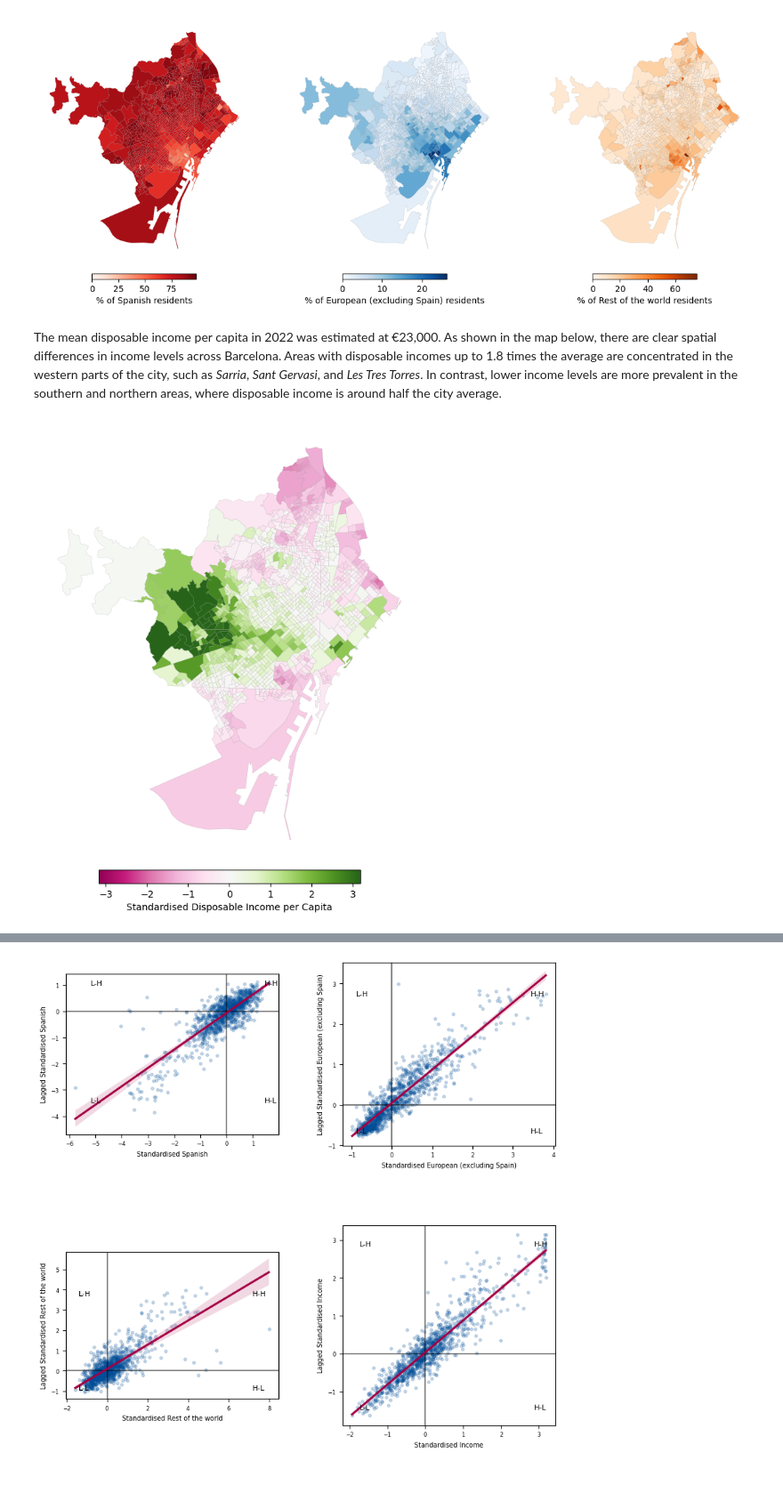
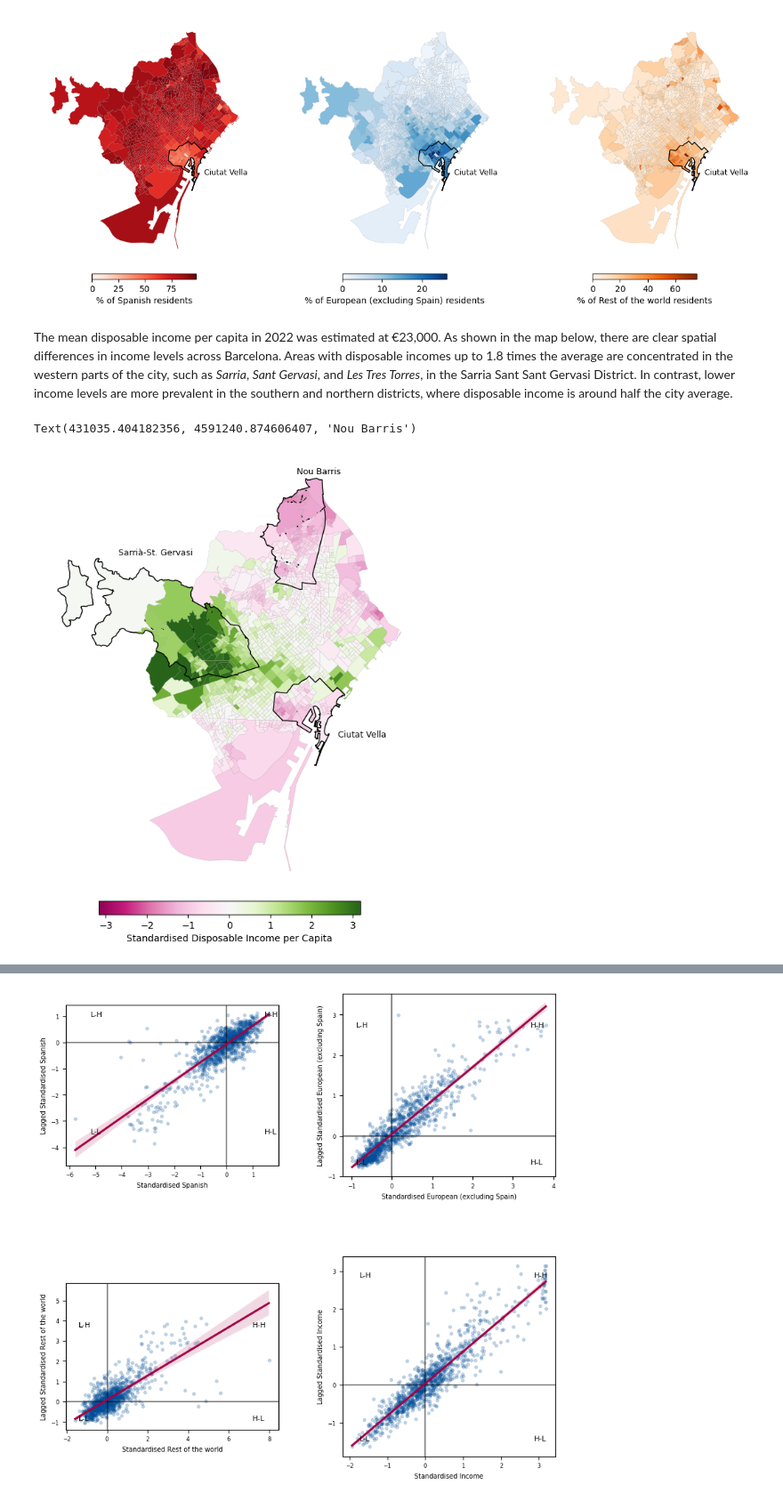
Before and after one commit to sds4sg/spatial-data-science-in-python-juanfonsecaLS1, a Jupyter notebook: 99_assignment/assignment.ipynb, the cells around one changed output, grey strips where cells are left out. Shown at 89% size. Drawn from its saved outputs; the diff is of its cells as text; code cells hidden in the pictures.

```diff
--- a/99_assignment/assignment.ipynb
+++ b/99_assignment/assignment.ipynb
@@ -140,6 +151,7 @@ join_bcn = join_bcn.merge(
         [
             "code_sec",
             "Nom_Barri",
+            "Nom_Districte",
             "Import_Euros",
             "Income_std",
         ]
@@ -150,6 +162,19 @@ join_bcn = join_bcn.merge(
 
 # Merge nationality proportions and set census section as index for easier spatial operations
 join_bcn = join_bcn.merge(agg_nationality, on="code_sec", how="left").set_index("code_sec")
+
+# For visualisation, extract centroids of neighbourhoods for annotation on maps
+# Extract old city centre (Ciutat Vella) centroid
+ciutat_vella_bounds = join_bcn[join_bcn["Nom_Districte"] == "Ciutat Vella"].dissolve("Nom_Districte").boundary
+ciutat_vella_centroid = ciutat_vella_bounds.centroid.iloc[0]
+
+# Extract Sarrià-St. Gervasi centroid
+sarria_bounds = join_bcn[join_bcn["Nom_Districte"] == "Sarrià-St. Gervasi"].dissolve("Nom_Districte").boundary
+sarria_centroid = sarria_bounds.centroid.iloc[0]
+
+# Extracting Nou Barris centroid for reference
+nou_barris_bounds = join_bcn[join_bcn["Nom_Districte"] == "Nou Barris"].dissolve("Nom_Districte").boundary
+nou_barris_centroid = nou_barris_bounds.centroid.iloc[0]
 # %% [markdown]
 Among the three main nationality categories, Spanish nationals form the majority across the city, followed by nationals from non-European countries, and then European nationals, representing 78%, 16%, and 6% of the total population, respectively. A very small portion of the population did not report their nationality (less than 0.5%); this category was excluded from further analysis.
 
@@ -183,29 +208,46 @@ for ax, nationality in zip(axes.flatten(), nationalities):
         },
     )
     ax.set_axis_off()  # Hide axis for cleaner map presentation
+
+    # adding the boundary of the old city centre (Ciutat Vella) for reference and annotation with name
+    ciutat_vella_bounds.plot(ax=ax, edgecolor="black", linewidth=1)
+    ax.text(ciutat_vella_centroid.x+ 1000, ciutat_vella_centroid.y - 800, s="Ciutat Vella", fontsize=9)
 # %% [output]
-[figure, old version]
+[figure, new version]
 # %% [markdown]
-The mean disposable income per capita in 2022 was estimated at €23,000. As shown in the map below, there are clear spatial differences in income levels across Barcelona. Areas with disposable incomes up to 1.8 times the average are concentrated in the western parts of the city, such as *Sarria*, *Sant Gervasi*, and *Les Tres Torres*. In contrast, lower income levels are more prevalent in the southern and northern areas, where disposable income is around half the city average.
+The mean disposable income per capita in 2022 was estimated at €23,000. As shown in the map below, there are clear spatial differences in income levels across Barcelona. Areas with disposable incomes up to 1.8 times the average are concentrated in the western parts of the city, such as *Sarria*, *Sant Gervasi*, and *Les Tres Torres*, in the Sarria Sant Sant Gervasi District. In contrast, lower income levels are more prevalent in the southern and northern districts, where disposable income is around half the city average.
 # %%
 # Visualising the spatial distribution of disposable income ratio
 fig, ax = plt.subplots(1, 1, figsize=(10, 10))
 join_bcn.plot(
     column="Income_std",
     ax=ax,
     cmap="PiYG",
     edgecolor="gray",  # Borderline color
     linewidth=0.1,  # Borderline width,
     legend=True,
     norm=colors.CenteredNorm(vcenter=0),
     legend_kwds={
         "orientation": "horizontal",
         "shrink": 0.5,
         "pad": 0.02,
         "label": "Standardised Disposable Income per Capita",
     },
 )
 ax.set_axis_off()
+
+# adding the boundary of the old city centre (Ciutat Vella) for reference and annotation with name
+ciutat_vella_bounds.plot(ax=ax, edgecolor="black", linewidth=1)
+ax.text(ciutat_vella_centroid.x+ 1000, ciutat_vella_centroid.y - 800, s="Ciutat Vella", fontsize=9)
+
+# adding the boundary of Sarrià-St. Gervasi for reference and annotation with name
+sarria_bounds.plot(ax=ax, edgecolor="black", linewidth=1)
+ax.text(sarria_centroid.x - 1000, sarria_centroid.y + 2500, s="Sarrià-St. Gervasi", fontsize=9)
+
+# adding the boundary of Nou Barris
+nou_barris_bounds.plot(ax=ax, edgecolor="black", linewidth=1)
+ax.text(nou_barris_centroid.x, nou_barris_centroid.y + 2500, s="Nou Barris", fontsize=9)
 # %% [output]
+Text(431035.404182356, 4591240.874606407, 'Nou Barris')
-[figure, old version]
+[figure, new version]
 # %% [markdown]
```
Also changed, not shown: parts of 11 cells of this notebook.
